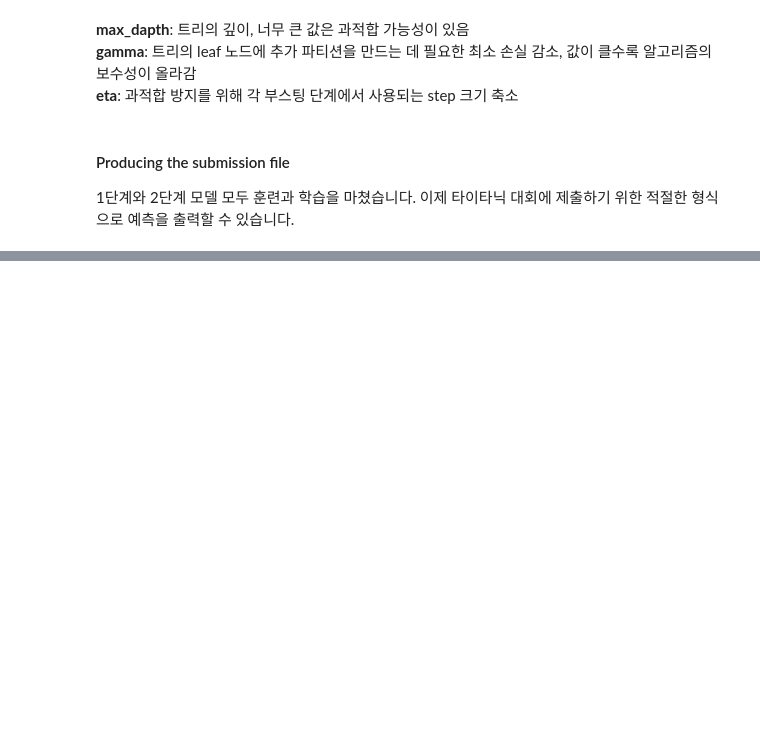
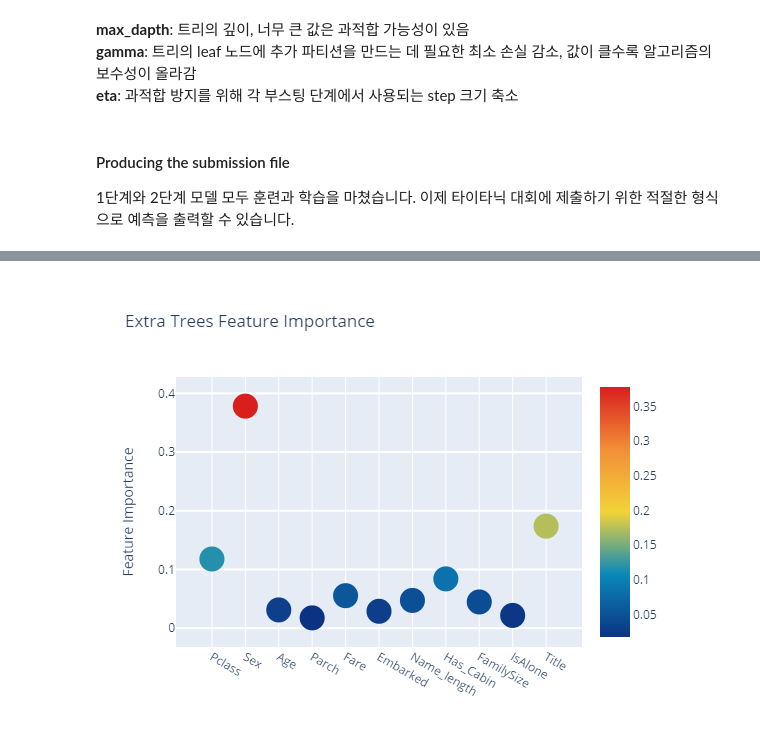
Before and after one commit to Haebuk/kagglestudy, a Jupyter notebook: Titanic competition/titanic_4_이희주.ipynb, the cells around one changed output, grey strips where cells are left out. Cells and saved outputs as stored; diff of their text form; code cells hidden in the pictures; blank space fills up the shorter version.

```diff
--- a/Titanic competition/titanic_4_이희주.ipynb
+++ b/Titanic competition/titanic_4_이희주.ipynb
@@ -604,0 +1010,29 @@ StackingSubmission.to_csv('../data/titanic_4_submission.csv', index=False)
+# %%
+# Extra Trees
+trace = go.Scatter(
+    y=feature_dataframe['Extra Trees feature importances'].values,
+    x=feature_dataframe['features'].values,
+    mode='markers',
+    marker=dict(
+        sizemode='diameter',
+        sizeref=1,
+        size=25,
+        color=feature_dataframe['Extra Trees feature importances'].values,
+        colorscale='Portland',
+        showscale=True),
+    text=feature_dataframe['features'].values
+)
+layout = go.Layout(
+    autosize=True,
+    title='Extra Trees Feature Importance',
+    hovermode='closest',
+    yaxis=dict(
+        title='Feature Importance',
+        ticklen=5,
+        gridwidth=2),
+    showlegend=False
+)
+fig = go.Figure(data=[trace], layout=layout)
+py.iplot(fig, filename='scatter2010')
+# %% [output]
+[figure, added]
```
Also changed, not shown: parts of 68 cells of this notebook.
